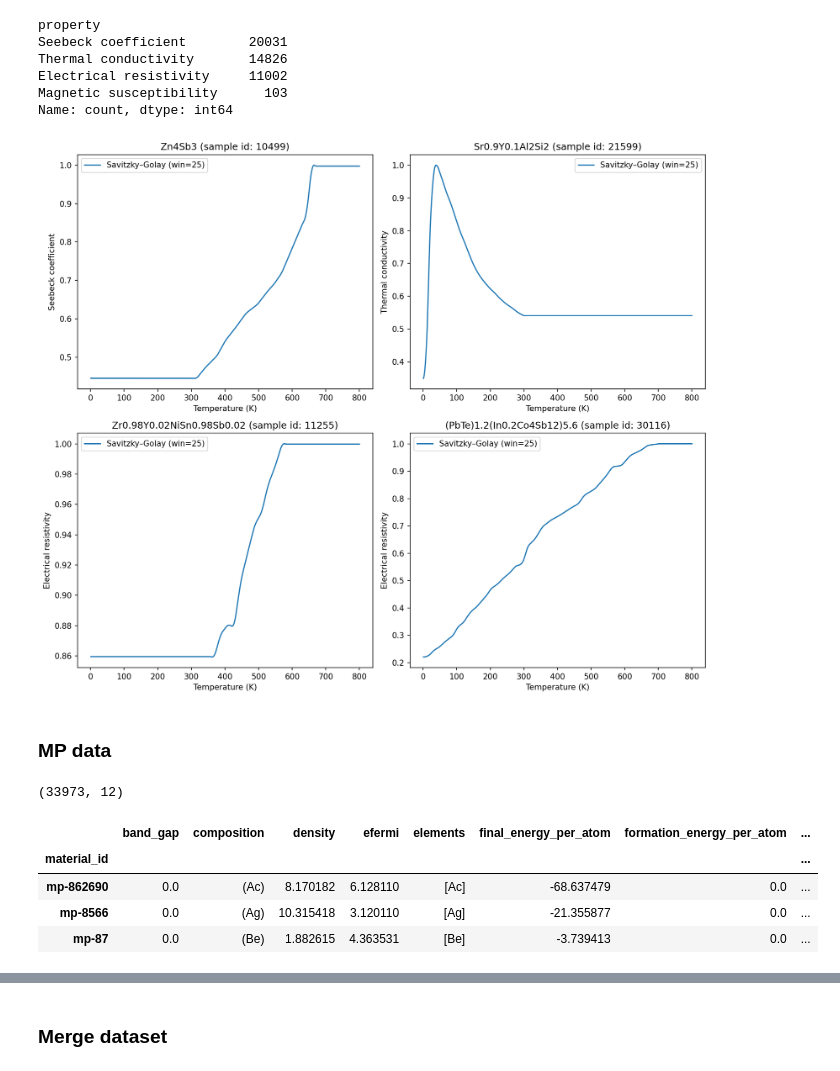
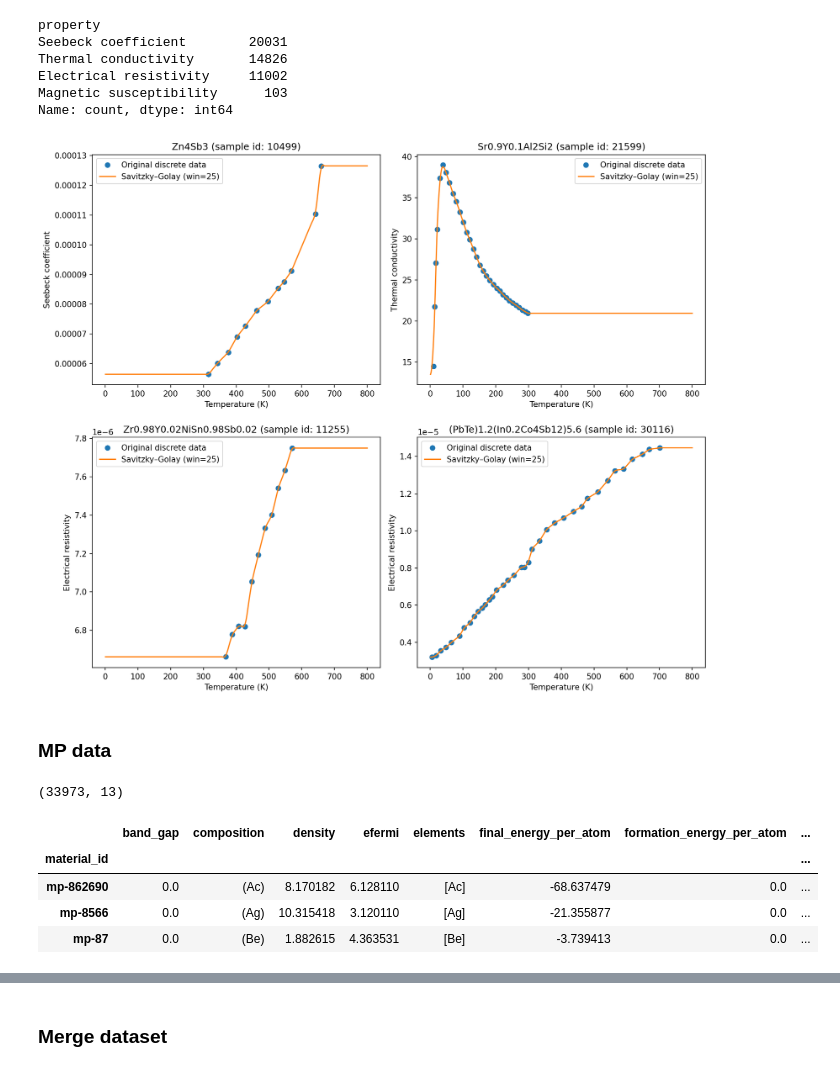
Before and after one commit to TsumiNa/foundation_model, a Jupyter notebook: data/scripts/process_ac_qe_te_data.ipynb, the cells around one changed output, grey strips where cells are left out. Cells and saved outputs as stored; diff of their text form; code cells hidden in the pictures.

```diff
--- a/data/scripts/process_ac_qe_te_data.ipynb
+++ b/data/scripts/process_ac_qe_te_data.ipynb
@@ -465,37 +473,43 @@ array(['Seebeck coefficient', 'Thermal conductivity',
 | 2 | Pb1.03Sb0.03Te1 | others | Temperature | Seebeck coefficient | K | V*k^(-1) | [333.1159, 340.5494, 347.983, 355... | [-2.35374e-05, -2.455838e-05, -2.... | 434 | 10.1002/anie.200803934 | ... |
 (75442, 12)
 # %%
-start, end = 1.0, 800.
-x_new = np.linspace(start, end, 500) # pre-selected range = (-6,5, 10.5).
+start, end = 1.0, 800.0
+x_new = np.linspace(start, end, 500)  # pre-selected range = (-6,5, 10.5).
 
 starry_dataset_rebuild = []
 f_, p_ = "", ""
-for (f, p, s), data in starry_dataset.groupby(['formula', 'prop_y', 'sample_id']):
+for (f, p, s), data in starry_dataset.groupby(["formula", "prop_y", "sample_id"]):
     if (f_, p_) == (f, p):
         continue
     f_, p_ = f, p
 
     data = data.iloc[0]
     interp = InterpSmooth(data.x, data.y, smooth_method="savgol")
-    y_sgol = interp(x_new, s_factor=25.0, normalize=True)
+    y_sgol = interp(x_new, s_factor=25.0)
+    # y_sgol = interp(x_new, s_factor=25.0, normalize=True)
 
     tmp = data.copy()
-    tmp['temperature'] = x_new.tolist()
-    tmp['property_value'] = y_sgol.tolist()
+    tmp["temperature"] = x_new.tolist()
+    tmp["property_value"] = y_sgol.tolist()
 
     starry_dataset_rebuild.append(tmp)
 
-starry_dataset_rebuild = pd.DataFrame(starry_dataset_rebuild).rename(
-    columns={'prop_y': 'property', 'unit_y': 'unit', 'x': 'raw_x', 'y': 'raw_y'}
-).drop(columns=['prop_x', 'unit_x'])
+starry_dataset_rebuild = (
+    pd.DataFrame(starry_dataset_rebuild)
+    .rename(columns={"prop_y": "property", "unit_y": "unit", "x": "raw_x", "y": "raw_y"})
+    .drop(columns=["prop_x", "unit_x"])
+)
 
-
-starry_dataset_rebuild = starry_dataset_rebuild.set_index([[f'starry-{i}' for i in starry_dataset_rebuild.index]], drop=True)
+# starry_dataset_rebuild.property = starry_dataset_rebuild.property.apply(lambda x: f"{x} (normalized)")
+starry_dataset_rebuild = starry_dataset_rebuild.set_index(
+    [[f"starry-{i}" for i in starry_dataset_rebuild.index]], drop=True
+)
 starry_dataset_rebuild.head(3)
 starry_dataset_rebuild.shape
 starry_dataset_rebuild.property.value_counts()
 
-starry_dataset_rebuild.to_pickle('../processed_starrydata_dataset_norm_20250531.pd.xz')
+# Save the processed dataset
+starry_dataset_rebuild.to_pickle("../processed_starrydata_dataset_20250531.pd.xz")
 # %% [output]
 |  | formula | hypermaterial_type | property | unit | raw_x | raw_y | sample_id | DOI | composition | ... |
 | starry-6210 | \t(Pb0.92Mg0.08)0.98Na0.02Te0.8Se0.2 | others | Seebeck coefficient | V*k^(-1) | [298.6339, 320.4918, 342.3497, 36... | [4.44379e-05, 5.668781e-05, 7.153... | 2717 | 10.1016/j.jmat.2016.05.005 | (Pb, Mg, Na, Te, Se) | ... |
@@ -511,42 +525,62 @@ Name: count, dtype: int64
 # %%
 np.random.seed(4)  # 设置随机种子
 random_indices = np.random.choice(len(starry_dataset_rebuild), 4, replace=False)
 
 fig, axes = plt.subplots(2, 2, figsize=(12, 10), dpi=150)
 axes = axes.ravel()
 
 for idx, i in enumerate(random_indices):
     tmp = starry_dataset_rebuild.iloc[i]
     y_new = tmp.property_value
 
-    # _ = axes[idx].plot(tmp.raw_x, tmp.raw_y, 'o', label='Original discrete data')
-    _ = axes[idx].plot(x_new, y_new, '-', lw=1.5, label='Savitzky–Golay (win=25)')
-    _ = axes[idx].set_xlabel('Temperature (K)')
+    _ = axes[idx].plot(tmp.raw_x, tmp.raw_y, "o", label="Original discrete data")
+    _ = axes[idx].plot(x_new, y_new, "-", lw=1.5, label="Savitzky–Golay (win=25)")
+    _ = axes[idx].set_xlabel("Temperature (K)")
     _ = axes[idx].set_ylabel(tmp.property)
-    _ = axes[idx].legend(loc='best')
-    _ = axes[idx].set_title(f'{tmp.formula} (sample id: {tmp.sample_id})')
+    _ = axes[idx].legend(loc="best")
+    _ = axes[idx].set_title(f"{tmp.formula} (sample id: {tmp.sample_id})")
 
 plt.tight_layout()
 plt.show()
 # %% [output]
-[figure, old version]
+[figure, new version]
 # %% [markdown]
 ### MP data
 # %%
-mp_props = ['band_gap', 'composition', 'density', 'efermi', 'elements', 'energy_per_atom', 'formation_energy_per_atom', 'formula_pretty', 'total_magnetization', 'volume', 'e_total']
+mp_props = [
+    "band_gap",
+    "composition",
+    "density",
+    "efermi",
+    "elements",
+    "energy_per_atom",
+    "formation_energy_per_atom",
+    "formula_pretty",
+    "total_magnetization",
+    "volume",
+    "e_total",
+    "symmetry",
+]
 
 mp_data = pd.read_pickle("../raw/materials_project_20250410/mp_inorganic_info.pd.xz")
 mp_data = mp_data[mp_data.is_stable]
-mp_data = mp_data[mp_props].rename(columns={
-    'energy_per_atom': 'final_energy_per_atom',
-    'e_total': 'dielectric_constant'
-})
-mp_data = mp_data.assign(hypermaterial_type='others', composition=mp_data.composition.apply(convert_composition)).dropna(subset=['composition'])
+mp_data = mp_data[mp_props].rename(
+    columns={"energy_per_atom": "final_energy_per_atom", "e_total": "dielectric_constant"}
+)
+mp_data = (
+    mp_data.assign(
+        space_group=mp_data.symmetry.apply(lambda s: s.get("symbol", None)),
+        hypermaterial_type="others",
+        composition=mp_data.composition.apply(convert_composition),
+    )
+    .dropna(subset=["composition"])
+    .drop(columns=["symmetry"])
+)
 
 mp_data.shape
 mp_data.head(3)
 # %% [output]
-(33973, 12)
+(33973, 13)
 |  | band_gap | composition | density | efermi | elements | final_energy_per_atom | formation_energy_per_atom | ... |
 | material_id |  |  |  |  |  |  |  | ... |
 | mp-862690 | 0.0 | (Ac) | 8.170182 | 6.128110 | [Ac] | -68.637479 | 0.0 | ... |
```
Also changed, not shown: parts of 16 cells of this notebook, 2 other files.
